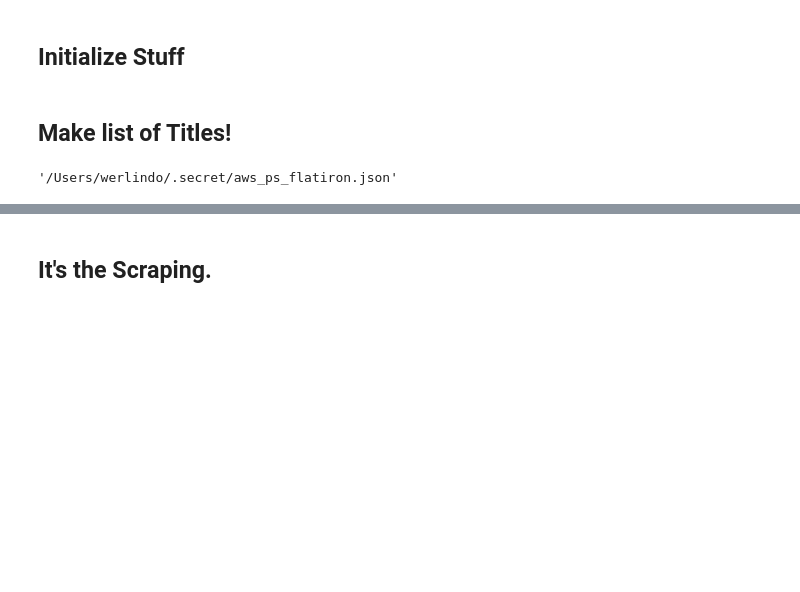
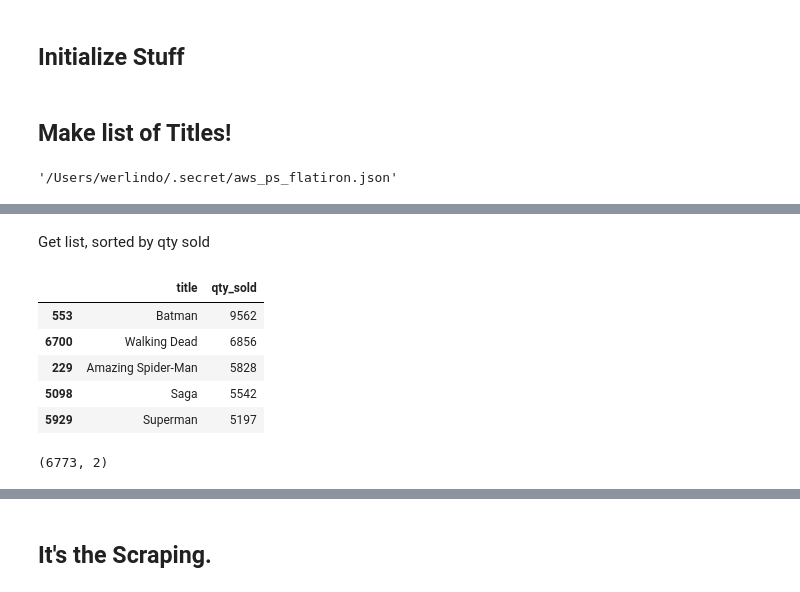
Before and after one commit to werlindo/comics_rx, a Jupyter notebook: comics_rx-9_scrape_comic_covers.ipynb, the cells around one changed output, grey strips where cells are left out. Drawn from its saved outputs; the diff is of its cells as text; code cells hidden in the pictures; blank space fills up the shorter version.

```diff
--- a/comics_rx-9_scrape_comic_covers.ipynb
+++ b/comics_rx-9_scrape_comic_covers.ipynb
@@ -123,0 +112,13 @@ sample_titles
+# %% [markdown]
+Get list, sorted by qty sold
+# %%
+qtys = temp_df.groupby(['title'], as_index=False).qty_sold.sum().sort_values(by=['qty_sold'], ascending=False)
+# %%
+qtys.head()
+# %% [output]
+|  | title | qty_sold |
+| 553 | Batman | 9562 |
+| 6700 | Walking Dead | 6856 |
+| 229 | Amazing Spider-Man | 5828 |
+| 5098 | Saga | 5542 |
+| 5929 | Superman | 5197 |
@@ -123,0 +129,4 @@ sample_titles
+# %%
+titles_needed_df.shape
+# %% [output]
+(6773, 2)
```
Also changed, not shown: parts of 12 cells of this notebook.
